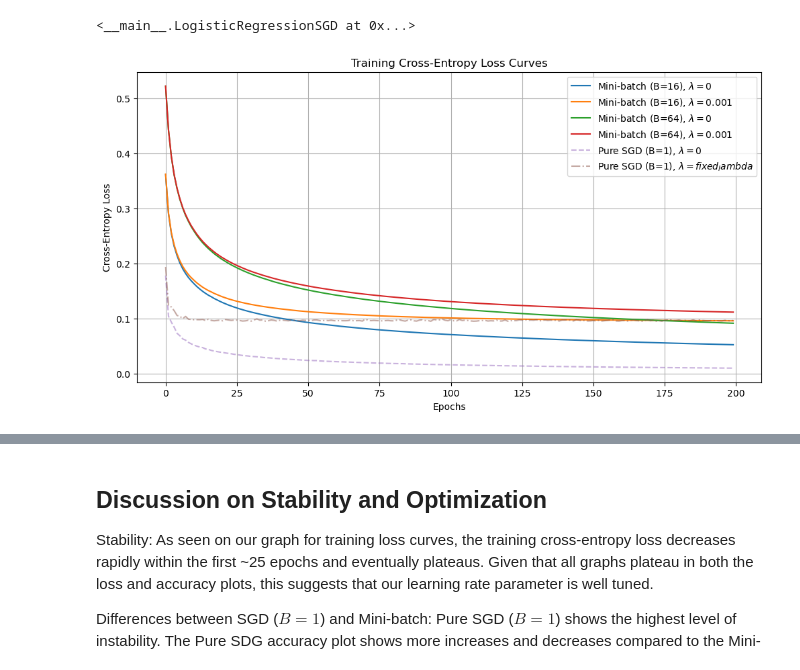
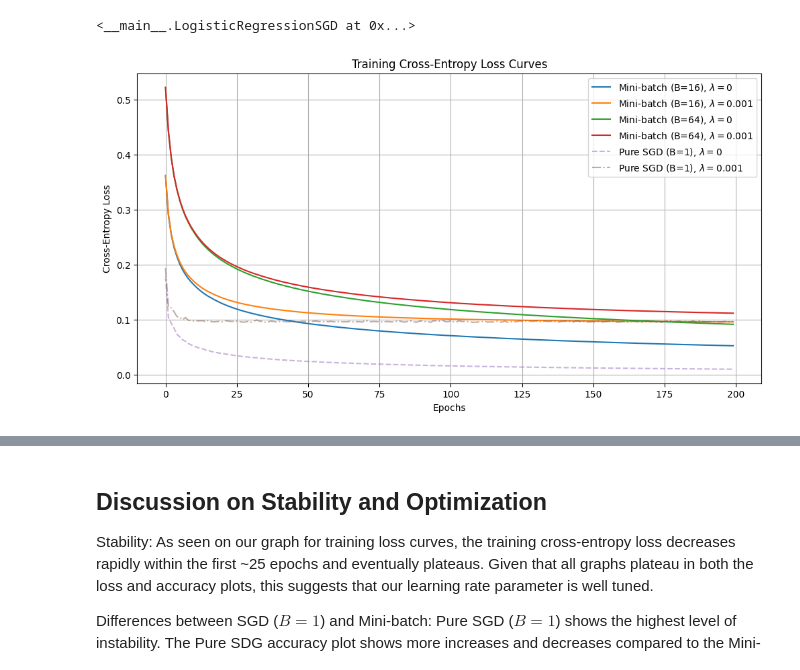
Before and after one commit to jacktheplant/assignment-2, a Jupyter notebook: assignment2.ipynb, the cells around one changed output, grey strips where cells are left out. Drawn from its saved outputs; the diff is of its cells as text; code cells hidden in the pictures.

```diff
--- a/assignment2.ipynb
+++ b/assignment2.ipynb
@@ -331,22 +331,22 @@ model_sgd_l2.fit(X_train, y_train)
 # %%
 import matplotlib.pyplot as plt
 
 # Plotting
 plt.figure(figsize=(12, 6))
 plt.plot(model_minibatch_no_reg_batch_16.loss_history, label=r'Mini-batch (B=16), $\lambda=0$')
 plt.plot(model_minibatch_l2_batch_16.loss_history, label=fr'Mini-batch (B=16), $\lambda={fixed_lambda}$')
 plt.plot(model_minibatch_no_reg_batch_64.loss_history, label=r'Mini-batch (B=64), $\lambda=0$')
 plt.plot(model_minibatch_l2_batch_64.loss_history, label=fr'Mini-batch (B=64), $\lambda={fixed_lambda}$')
-plt.plot(model_sgd_pure.loss_history, label=r'Pure SGD (B=1), $\lambda=0$', alpha=0.5, linestyle='--')
-plt.plot(model_sgd_l2.loss_history, label=r'Pure SGD (B=1), $\lambda={fixed_lambda}$', alpha=0.5, linestyle='-.')
+plt.plot(model_sgd_pure.loss_history, label=fr'Pure SGD (B=1), $\lambda=0$', alpha=0.5, linestyle='--')
+plt.plot(model_sgd_l2.loss_history, label=fr'Pure SGD (B=1), $\lambda={fixed_lambda}$', alpha=0.5, linestyle='-.')
 plt.title('Training Cross-Entropy Loss Curves')
 plt.xlabel('Epochs')
 plt.ylabel('Cross-Entropy Loss')
 plt.legend()
 plt.grid(True)
 plt.show()
 # %% [output]
-[figure, old version]
+[figure, new version]
 # %%
 import matplotlib.pyplot as plt
 
```
Also changed, not shown: parts of 5 cells of this notebook.
